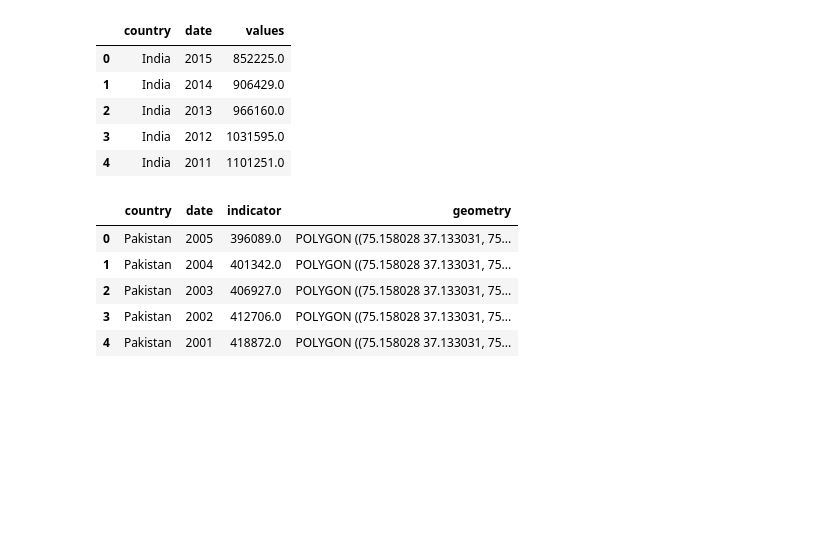
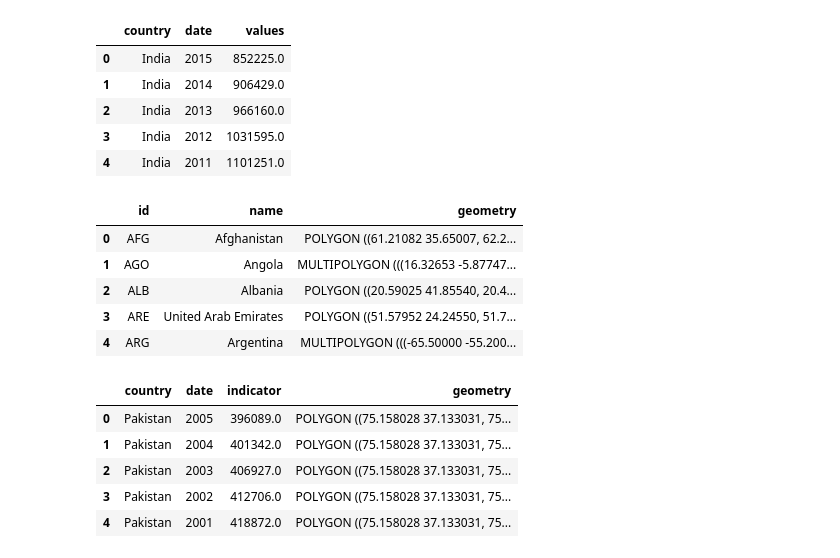
Before and after one commit to ahsan566/world_bank_streamlit, a Jupyter notebook: data_preprocessing.ipynb, the cells around one changed output. Saved outputs shown, nothing was run; the diff lists cells and outputs as text; code cells hidden in the pictures; blank space fills up the shorter version.

```diff
--- a/data_preprocessing.ipynb
+++ b/data_preprocessing.ipynb
@@ -87,6 +106,15 @@ data.head()
 | 4 | India | 2011 | 1101251.0 |
 # %%
 df = gpd.read_file('world_countries.json')
+# %%
+df.head()
+# %% [output]
+|  | id | name | geometry |
+| 0 | AFG | Afghanistan | POLYGON ((61.21082 35.65007, 62.2... |
+| 1 | AGO | Angola | MULTIPOLYGON (((16.32653 -5.87747... |
+| 2 | ALB | Albania | POLYGON ((20.59025 41.85540, 20.4... |
+| 3 | ARE | United Arab Emirates | POLYGON ((51.57952 24.24550, 51.7... |
+| 4 | ARG | Argentina | MULTIPOLYGON (((-65.50000 -55.200... |
 # %%
 def get_country_indicator(country, indicator, start, end):
     data_dates = (dt.datetime(start,1,1), dt.datetime(end,1,1))
```
Also changed, not shown: parts of 13 cells of this notebook, 2 other files.
